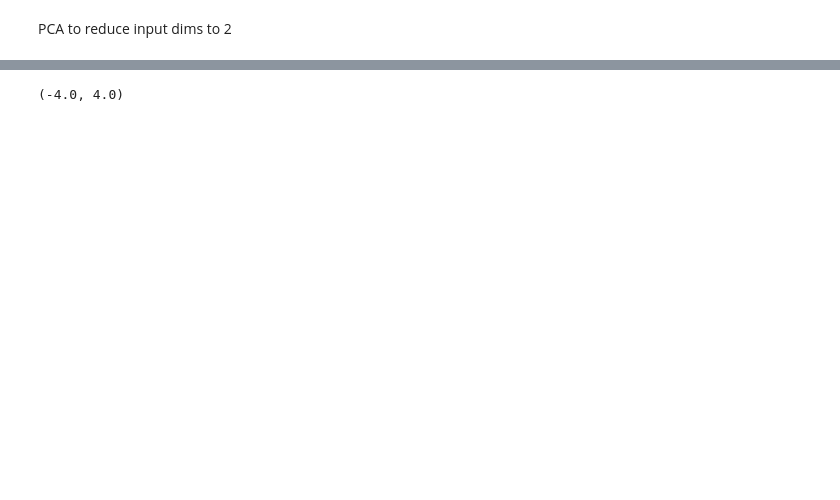
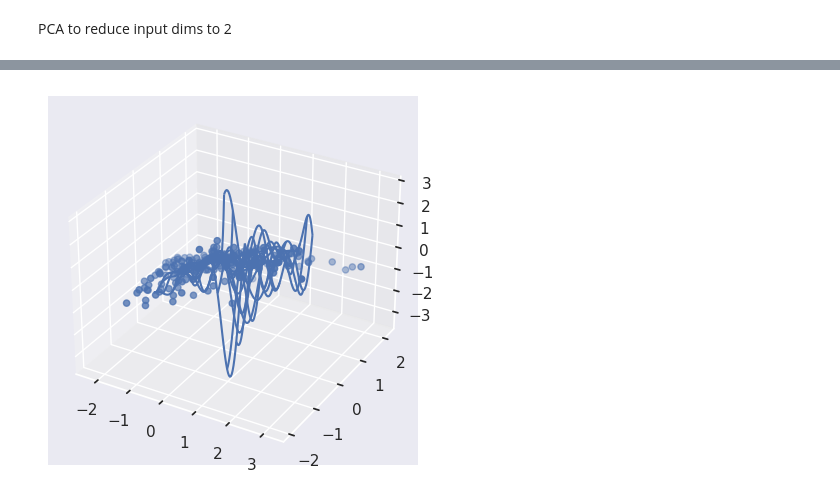
Before and after one commit to Niko32/ProbML, a Jupyter notebook: src/prototyping/gaussian_process_regression.ipynb, the cells around one changed output, grey strips where cells are left out. Saved outputs shown, nothing was run; the diff lists cells and outputs as text; code cells hidden in the pictures; blank space fills up the shorter version.

```diff
--- a/src/prototyping/gaussian_process_regression.ipynb
+++ b/src/prototyping/gaussian_process_regression.ipynb
@@ -42,13 +40,17 @@ ax.scatter3D(X.T[0], X.T[1], y)
 # %%
+
 gpr = GaussianProcessRegressor()
-gpr.fit(X, y)
-%matplotlib notebook
-u = v = np.linspace(-4, 4, 100)
-U, V =np.meshgrid(u, v)
-zs = gpr.predict(np.concatenate([np.expand_dims(np.ravel(U), 1),np.expand_dims(np.ravel(V), 1)], axis=1))
-Z = np.reshape(zs, U.shape)
-ax= plt.figure().add_subplot(projection = "3d")
-ax.scatter3D(X.T[0], X.T[1], y)
-ax.plot_wireframe(U, V, Z, rstride= 10, cstride=10)
-ax.set_zlim3d(-4, 4)
+%matplotlib inline
+
+def plot_gpr_prediction(gpr, X, y):
+    gpr.fit(X, y)
+    u = v = np.linspace(X.min().mean()*0.5, X.max().mean()*0.5, 100)
+    U, V =np.meshgrid(u, v)
+    zs = gpr.predict(np.concatenate([np.expand_dims(np.ravel(U), 1),np.expand_dims(np.ravel(V), 1)], axis=1))
+    Z = np.reshape(zs, U.shape)
+    ax= plt.figure().add_subplot(projection = "3d")
+    ax.scatter3D(X.T[0], X.T[1], y)
+    ax.plot_wireframe(U, V, Z, rstride= 10, cstride=10)
+plot_gpr_prediction(gpr, X, y)
+plt.show()
 # %% [output]
@@ -57 +57 @@ ax.set_zlim3d(-4, 4)
-(-4.0, 4.0)
+[figure, added]
```
Also changed, not shown: parts of 10 cells of this notebook.
